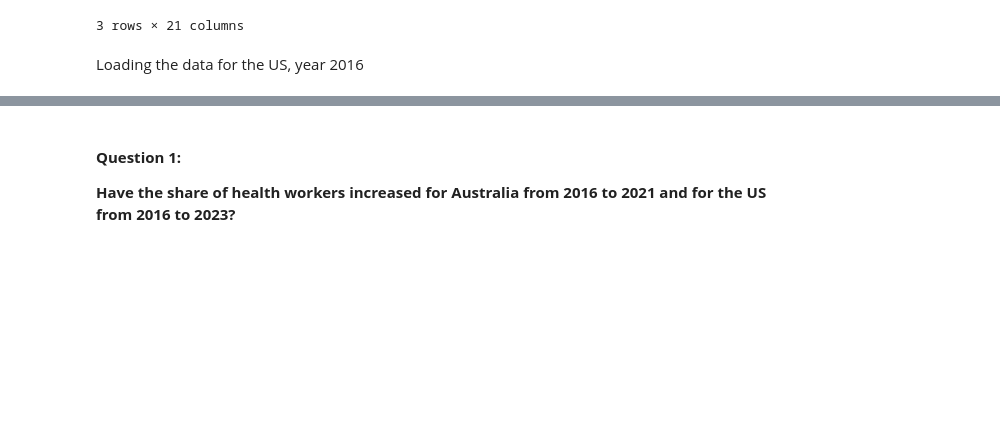
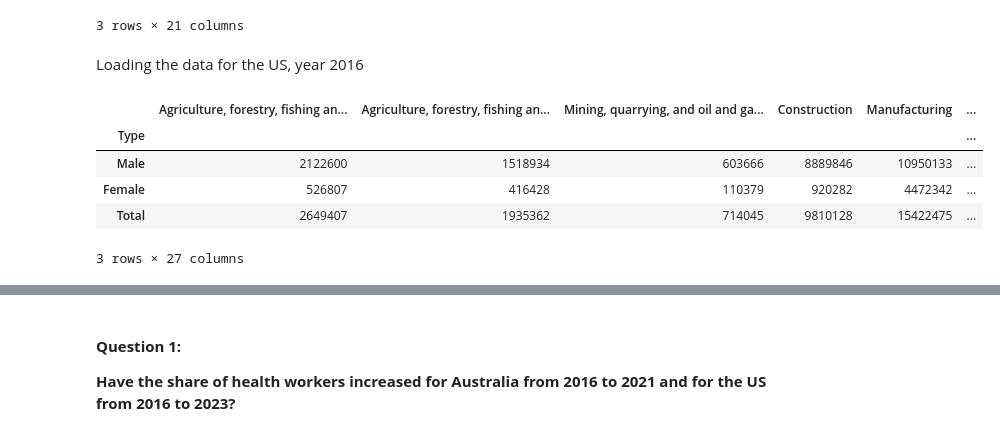
Before and after one commit to rakkateichou/CITS2402-prj1, a Jupyter notebook: CITS2402-Assignment-template.ipynb, the cells around one changed output, grey strips where cells are left out. Cells and saved outputs as stored; diff of their text form; code cells hidden in the pictures; blank space fills up the shorter version.

```diff
--- a/CITS2402-Assignment-template.ipynb
+++ b/CITS2402-Assignment-template.ipynb
@@ -85,3 +100,32 @@ def load_data_aus(filenames: list[str]) -> pd.DataFrame:
+# %%
+def load_data_us(filename: str, subcat: int = 0) -> pd.DataFrame:
+    df = pd.read_csv(f"{ds_path}/{filename}", skiprows=1)
+
+    def find_estimates_for(type: Type) -> pd.DataFrame:
+        estimate_columns = [col for col in df.columns if
+                            type.us_prefix in col
+                            and "Estimate" in col
+                            and "Percent" not in col # exclude percentage columns in the us 2016 dataset
+                            and (col.count("!!") == subcat + 2 if subcat > 0 else True)] # subcategories for the 2023 dataset
+
+        if subcat > 0: # if we have subcategories, then it's the 2023 dataset, add the total column anyway (a hack)
+            estimate_columns += ["Estimate!!Total!!Civilian employed population 16 years and over"]
+
+        edf = df[estimate_columns].copy()
+
+        edf.columns = [col[col.rfind("!!")+2:].strip(':') for col in estimate_columns]
+        edf["Total"] = edf.pop("Civilian employed population 16 years and over") # move total to the end
+
+        edf.insert(0, "Type", type)
+        return edf
+
+    male_df = find_estimates_for(Type.MALE)
+    female_df = find_estimates_for(Type.FEMALE)
+    total_df = find_estimates_for(Type.TOTAL)
+
+    edf = pd.concat([male_df, female_df, total_df])
+    edf.set_index("Type", inplace=True)
+    return edf
 # %% [markdown]
 Loading the data for Australia, year 2016
 # %%
@@ -124,3 +168,13 @@ aus2021
 3 rows × 21 columns
 # %% [markdown]
 Loading the data for the US, year 2016
+# %%
+us2016 = load_data_us("/US/2016/ACSST1Y2016.S2403-Data.csv")
+us2016
+# %% [output]
+|  | Agriculture, forestry, fishing an... | Agriculture, forestry, fishing an... | Mining, quarrying, and oil and ga... | Construction | Manufacturing | ... |
+| Type |  |  |  |  |  | ... |
+| Male | 2122600 | 1518934 | 603666 | 8889846 | 10950133 | ... |
+| Female | 526807 | 416428 | 110379 | 920282 | 4472342 | ... |
+| Total | 2649407 | 1935362 | 714045 | 9810128 | 15422475 | ... |
+3 rows × 27 columns
```
Also changed, not shown: parts of 10 cells of this notebook.
